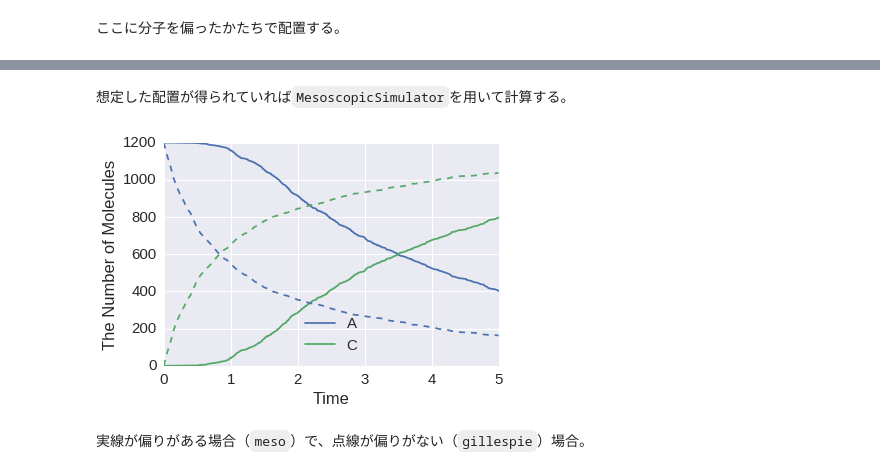
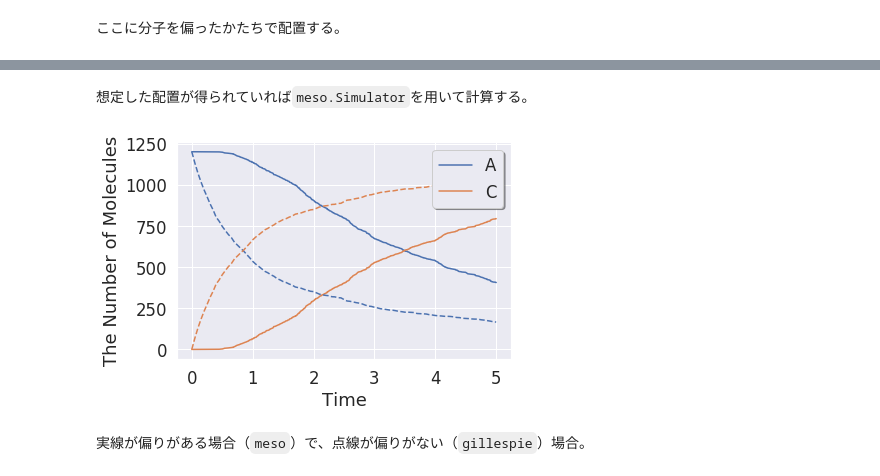
Before and after one commit to kozo2/ecell4-lectures, a Jupyter notebook: lecture4.ipynb, the cells around one changed output, grey strips where cells are left out. Drawn from its saved outputs; the diff is of its cells as text; code cells hidden in the pictures.

```diff
--- a/lecture4.ipynb
+++ b/lecture4.ipynb
@@ -211,7 +213,7 @@ with reaction_rules():
     A + B > C | 0.01
 
 m = get_model()
-w = meso.MesoscopicWorld(Real3(10, 1, 1), Integer3(10, 1, 1))
+w = meso.World(Real3(10, 1, 1), Integer3(10, 1, 1))
 w.bind_to(m)
 # %% [markdown]
 モデルは簡単な結合反応だけを含み、WorldはX軸方向に長い直方体とした。
@@ -224,16 +226,16 @@ viz.plot_world(w, radius=0.025)
 # %% [output]
 [interactive output not drawn]
 # %% [markdown]
-想定した配置が得られていれば`MesoscopicSimulator`を用いて計算する。
+想定した配置が得られていれば`meso.Simulator`を用いて計算する。
 # %%
 obs2 = run_simulation(5, model=m, y0={'A': 1200, 'B': 1200}, volume=10, solver='gillespie', species_list=('A', 'C'), return_type='observer')
 # %%
-sim = meso.MesoscopicSimulator(w)
+sim = meso.Simulator(w)
 obs1 = NumberObserver(('A', 'C'))  # log after every steps
 sim.run(5, obs1)
-viz.plot_number_observer(obs1, '-', obs2, '--')
+show(obs1, '-', obs2, '--')
 # %% [output]
-[figure, old version]
+[figure, new version]
 # %% [markdown]
 実線が偏りがある場合（`meso`）で、点線が偏りがない（`gillespie`）場合。
 # %% [markdown]
```
Also changed, not shown: parts of 39 cells of this notebook, 4 other files.
